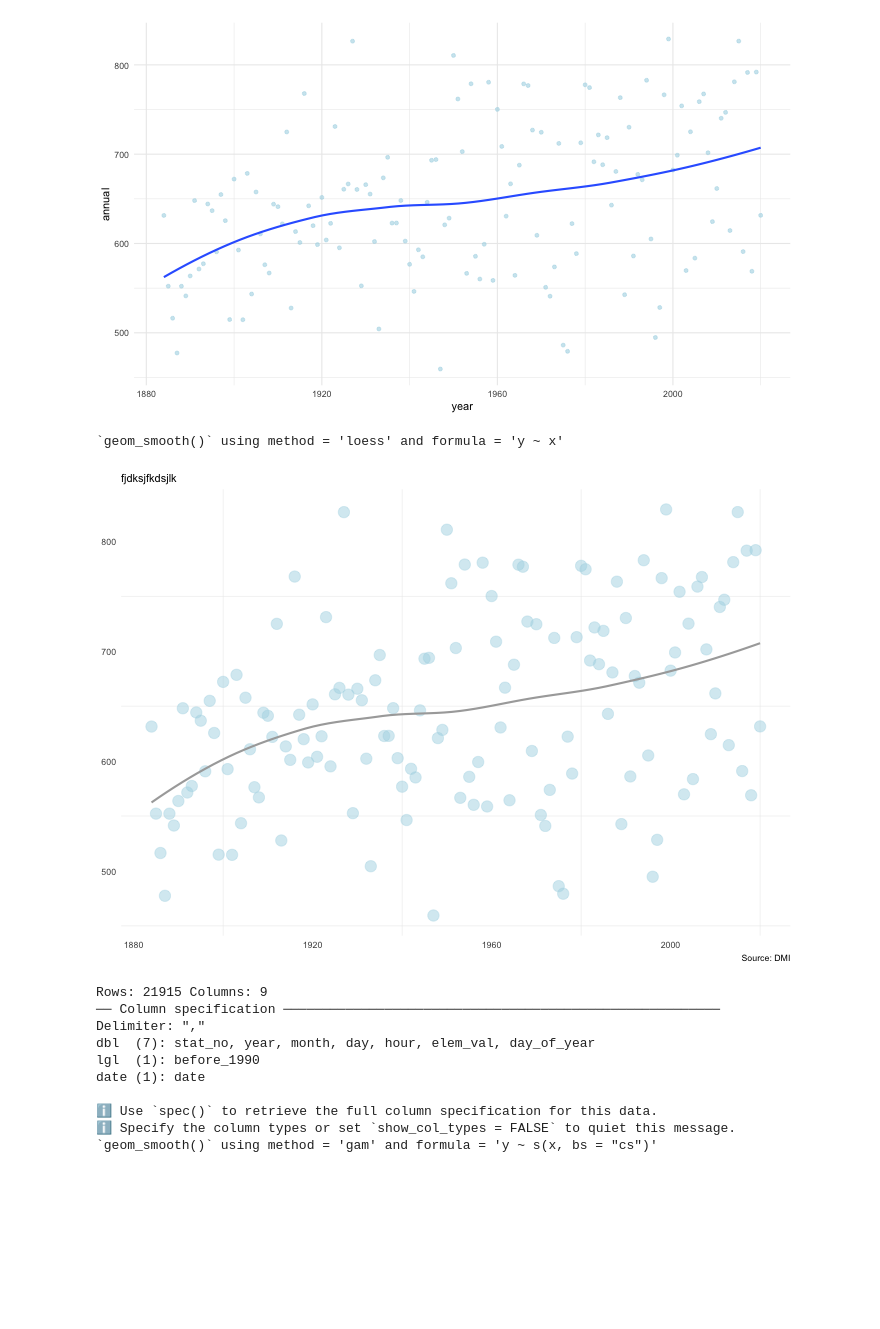
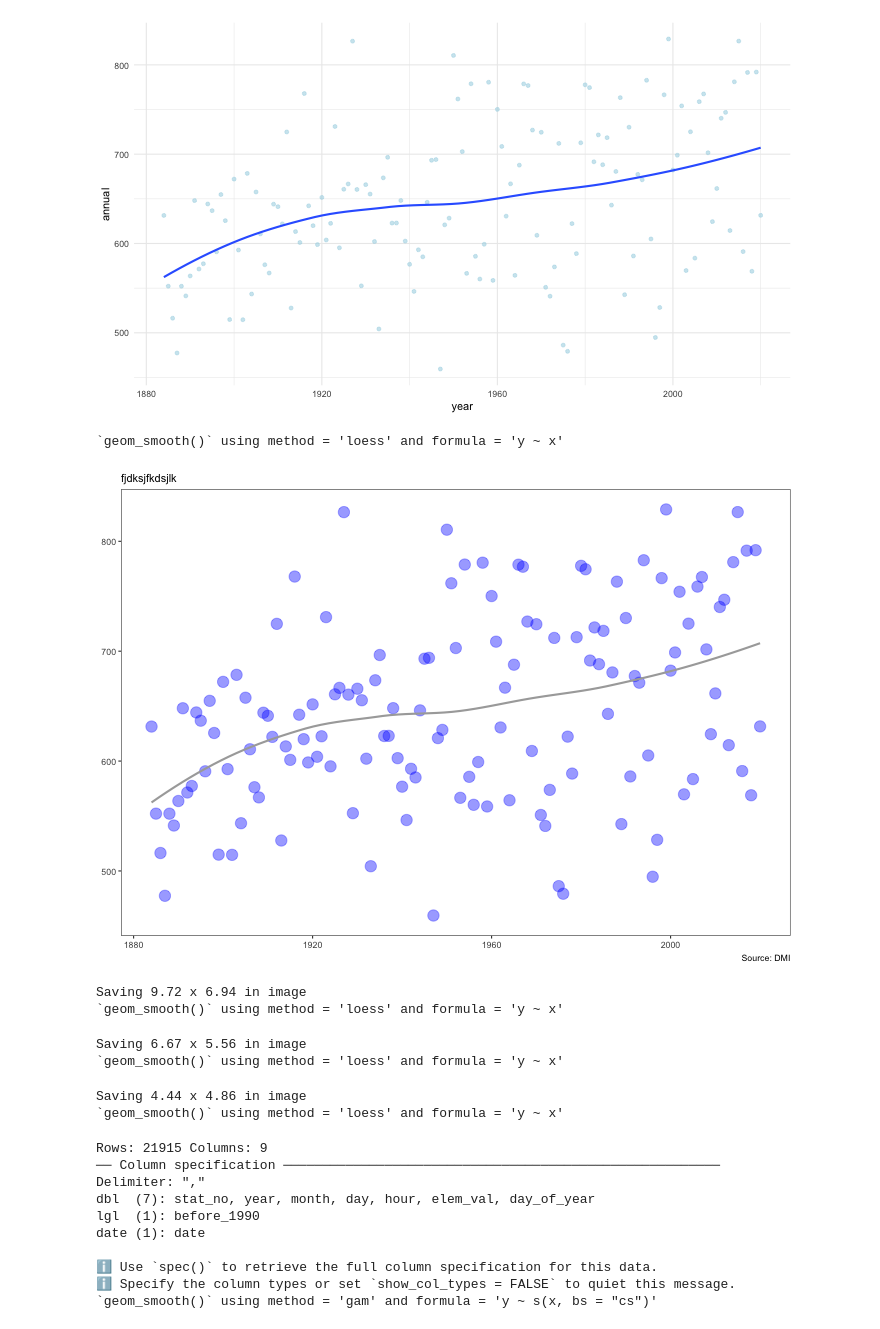
Before and after one commit to laurabejder/rain, a Jupyter notebook: visualizations.ipynb, the cells around one changed output. Saved outputs shown, nothing was run; the diff lists cells and outputs as text; code cells hidden in the pictures; blank space fills up the shorter version.

```diff
--- a/visualizations.ipynb
+++ b/visualizations.ipynb
@@ -246,22 +240,43 @@ ggplot(data, aes(x=year, y = annual)) +
 # %%
 %%R -i data -h 500 -w 700
 
 
-ggplot(data, aes(x=year, y = annual)) +
-    geom_point(color='lightblue', size=5, alpha=0.5) +
+plot <- ggplot(data, aes(x=year, y = annual)) +
+    geom_point(color='blue', size=5, alpha=0.4) +
     geom_smooth(se = F, color='dark grey') +
-    theme_minimal() +
+    theme_bw() +
     labs(x = NULL, y = NULL,
        subtitle = "fjdksjfkdsjlk",
        caption = "Source: DMI")  +
     theme(legend.position = "none",
+        panel.grid.minor = element_blank(),
         panel.grid.major = element_blank())
 
-
-# panel.grid.minor = element_blank()
+plot
 # %% [output]
 `geom_smooth()` using method = 'loess' and formula = 'y ~ x'
-[figure, old version]
+[figure, new version]
+# %%
+%%R -h 500 -w 700
+plot
+ggsave("visuals/rain_computer.pdf", dpi = 300)
+# %% [output]
+Saving 9.72 x 6.94 in image
+`geom_smooth()` using method = 'loess' and formula = 'y ~ x'
+# %%
+%%R -h 400 -w 480
+plot
+ggsave("visuals/rain_tablet.pdf", dpi = 300)
+# %% [output]
+Saving 6.67 x 5.56 in image
+`geom_smooth()` using method = 'loess' and formula = 'y ~ x'
+# %%
+%%R -h 350 -w 320
+plot
+ggsave("visuals/rain_mobile.pdf", dpi = 300)
+# %% [output]
+Saving 4.44 x 4.86 in image
+`geom_smooth()` using method = 'loess' and formula = 'y ~ x'
 # %%
 %%R -w 700 -h 1200
 
```
Also changed, not shown: parts of 3 cells of this notebook, 18 other files.
